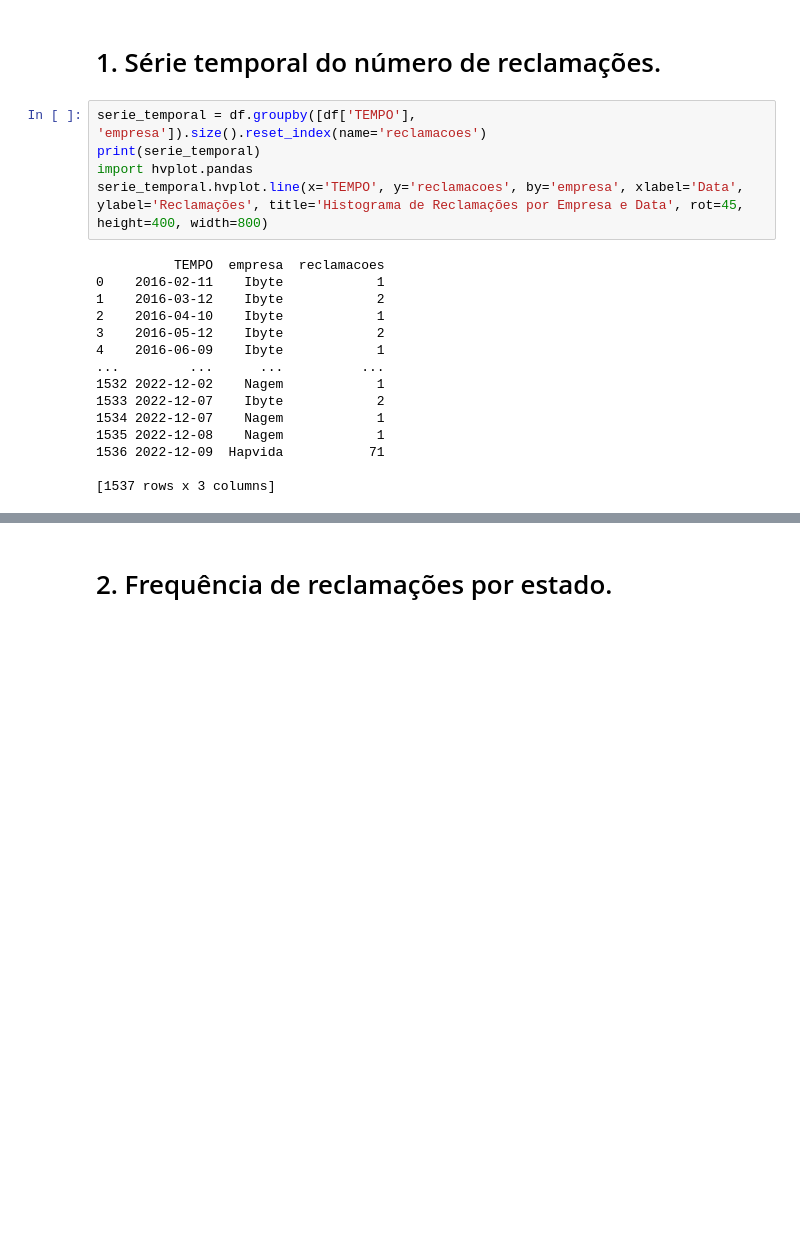
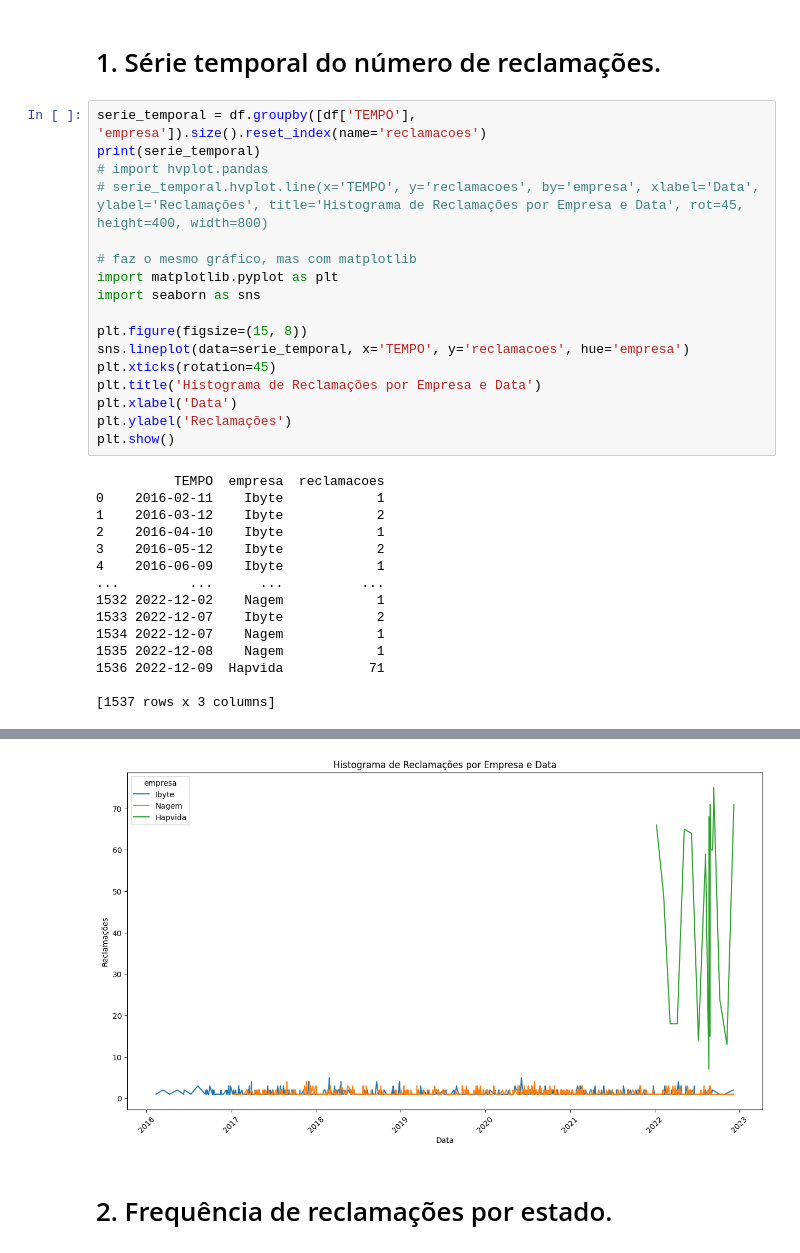
Before and after one commit to clairtonluz/MBA-em-ciencia-de-dados, a Jupyter notebook: Dashboards Bibliotecas R/exercicios/EXERCICIO-2- DASHBOARD- 2024.ipynb, the cells around one changed output, grey strips where cells are left out. Saved outputs shown, nothing was run; the diff lists cells and outputs as text; blank space fills up the shorter version.

```diff
--- a/Dashboards Bibliotecas R/exercicios/EXERCICIO-2- DASHBOARD- 2024.ipynb
+++ b/Dashboards Bibliotecas R/exercicios/EXERCICIO-2- DASHBOARD- 2024.ipynb
@@ -77,8 +77,20 @@ df.head()
 # %%
 serie_temporal = df.groupby([df['TEMPO'], 'empresa']).size().reset_index(name='reclamacoes')
 print(serie_temporal)
-import hvplot.pandas
-serie_temporal.hvplot.line(x='TEMPO', y='reclamacoes', by='empresa', xlabel='Data', ylabel='Reclamações', title='Histograma de Reclamações por Empresa e Data', rot=45, height=400, width=800)
+# import hvplot.pandas
+# serie_temporal.hvplot.line(x='TEMPO', y='reclamacoes', by='empresa', xlabel='Data', ylabel='Reclamações', title='Histograma de Reclamações por Empresa e Data', rot=45, height=400, width=800)
+
+# faz o mesmo gráfico, mas com matplotlib
+import matplotlib.pyplot as plt
+import seaborn as sns
+
+plt.figure(figsize=(15, 8))
+sns.lineplot(data=serie_temporal, x='TEMPO', y='reclamacoes', hue='empresa')
+plt.xticks(rotation=45)
+plt.title('Histograma de Reclamações por Empresa e Data')
+plt.xlabel('Data')
+plt.ylabel('Reclamações')
+plt.show()
 # %% [output]
           TEMPO  empresa  reclamacoes
 0    2016-02-11    Ibyte            1
@@ -98,3 +109,4 @@ serie_temporal.hvplot.line(x='TEMPO', y='reclamacoes', by='empresa', xlabel='Dat
+[figure, added]
 # %% [markdown]
 # 2. Frequência de reclamações por estado.
 # %%
```
Also changed, not shown: parts of 3 cells of this notebook.
